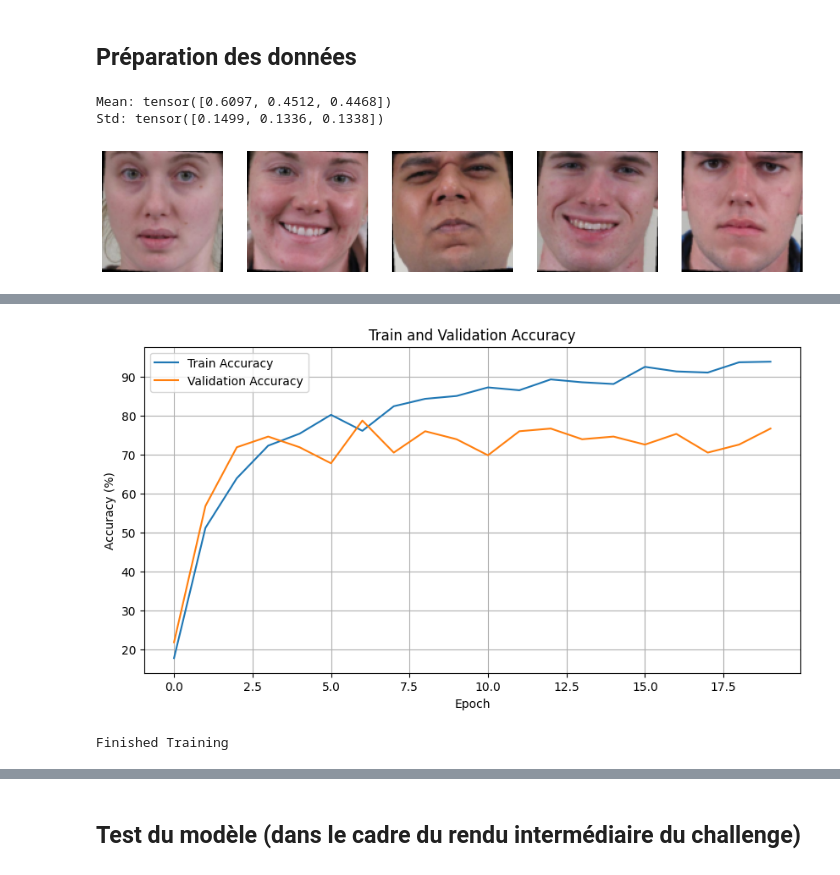
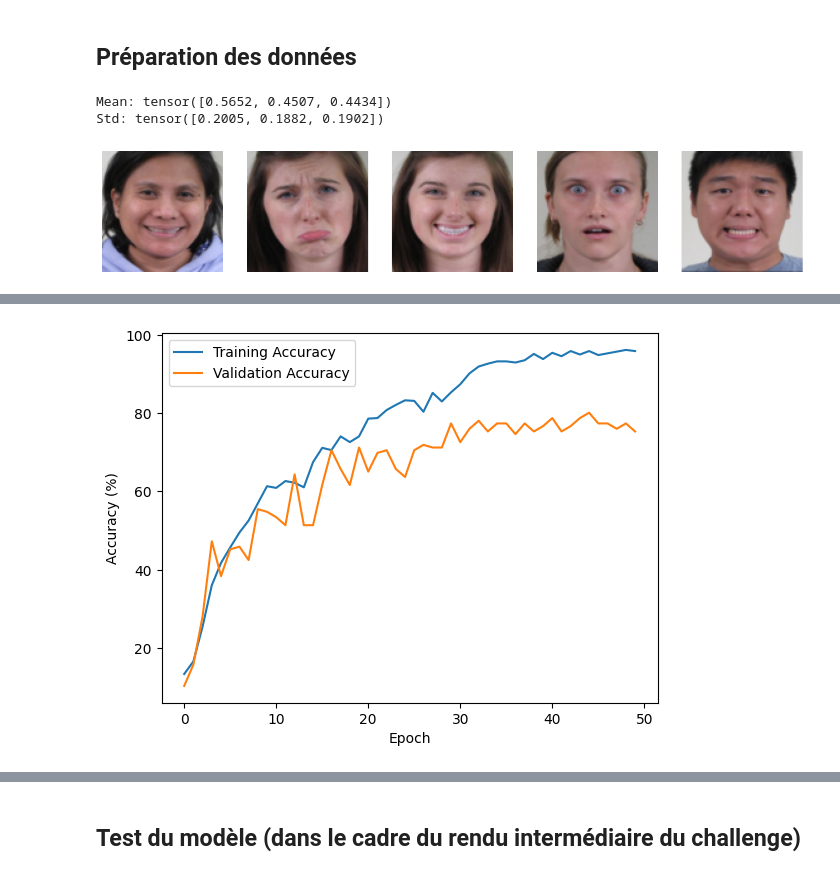
Before and after one commit to TARGAZ/MLChallenge, a Jupyter notebook: images_notebook.ipynb, the cells around one changed output, grey strips where cells are left out. Drawn from its saved outputs; the diff is of its cells as text; code cells hidden in the pictures.

```diff
--- a/images_notebook.ipynb
+++ b/images_notebook.ipynb
@@ -71,9 +72,9 @@ number_to_emotion = {
     6 : "fear"
 }
 
-BATCH_SIZE = 32
+BATCH_SIZE = 16
 LEARNING_RATE = 0.001
-EPOCHS = 20
+EPOCHS = 50
 # %% [markdown]
 ### Classes
 # %%
@@ -98,8 +99,8 @@ class EmotionDataset(Dataset):
         y = landmarks[68:]
 
         # Bounding box
-        x_min, x_max = x.min(), x.max()
-        y_min, y_max = y.min(), y.max()
+        x_min, x_max = x.min() - 60, x.max() + 60
+        y_min, y_max = y.min() - 120, y.max() + 60
 
         # Crop the image
         image = image.crop((x_min, y_min, x_max, y_max))
@@ -149,7 +150,7 @@ print(f'Std: {std}')
 
 # Define the final transform with normalization
 transform = transforms.Compose([
-    transforms.RandomRotation(degrees=5),
+    #transforms.RandomRotation(degrees=5),
     transforms.RandomHorizontalFlip(p=0.5),  # Randomly flip the image horizontally
     transforms.Resize((96, 96)),
     transforms.ToTensor(),
@@ -193,9 +194,9 @@ def show_images(loader, mean, std, num_images=5):
 # Show some images from the training loader
 show_images(train_loader, mean.tolist(), std.tolist(), num_images=5)
 # %% [output]
-Mean: tensor([0.6097, 0.4512, 0.4468])
-Std: tensor([0.1499, 0.1336, 0.1338])
+Mean: tensor([0.5652, 0.4507, 0.4434])
+Std: tensor([0.2005, 0.1882, 0.1902])
-[figure, old version]
+[figure, new version]
 # %%
 class CNNEmotionClassifier(nn.Module):
     def __init__(self):
@@ -224,11 +252,15 @@ model = CNNEmotionClassifier()
 # %%
-# Initialize lists to store the accuracy per epoch
-train_acc_history = []
-val_acc_history = []
-
+# Model, criterion, optimizer
+model = CNNEmotionClassifier()
 criterion = nn.CrossEntropyLoss()
 optimizer = optim.Adam(model.parameters(), lr=LEARNING_RATE)
 
+# Learning rate scheduler
+scheduler = torch.optim.lr_scheduler.ReduceLROnPlateau(optimizer, mode='min', factor=0.1, patience=10, verbose=True)
+
+# Training loop with scheduler
+train_acc = []
+val_acc = []
 for epoch in range(EPOCHS):
     # Train phase
     model.train()
@@ -236,10 +268,9 @@ for epoch in range(EPOCHS):
     correct_train = 0
     total_train = 0
     for i, (images, labels) in enumerate(train_loader):
+        optimizer.zero_grad()
         outputs = model(images)
         loss = criterion(outputs, labels)
-
-        optimizer.zero_grad()
         loss.backward()
         optimizer.step()
 
@@ -249,10 +280,9 @@ for epoch in range(EPOCHS):
         correct_train += (predicted == labels).sum().item()
 
     train_accuracy = 100 * correct_train / total_train
-    train_acc_history.append(train_accuracy)  # Store train accuracy
 
     # Validation phase
-    model.eval()  # Set the model to evaluation mode
+    model.eval()
     val_loss = 0.0
     correct_val = 0
     total_val = 0
@@ -266,21 +296,24 @@ for epoch in range(EPOCHS):
             correct_val += (predicted == labels).sum().item()
 
     val_accuracy = 100 * correct_val / total_val
-    val_acc_history.append(val_accuracy)  # Store validation accuracy
+
+    # Reduce learning rate if validation loss plateaus
+    scheduler.step(val_loss)
 
     print(f'Epoch [{epoch+1}/{EPOCHS}], Training Loss: {running_loss/len(train_loader):.4f}, '
           f'Training Accuracy: {train_accuracy:.2f}%, Validation Accuracy: {val_accuracy:.2f}%')
 
-# Plotting Training and Validation Accuracy Curves
-plt.figure(figsize=(10, 5))
-plt.plot(train_acc_history, label='Train Accuracy')
-plt.plot(val_acc_history, label='Validation Accuracy')
-plt.xlabel('Epoch')
-plt.ylabel('Accuracy (%)')
-plt.title('Train and Validation Accuracy')
-plt.legend()
-plt.grid(True)
-plt.show()
+    train_acc.append(train_accuracy)
+    val_acc.append(val_accuracy)
 
-print('Finished Training')
+# Make a plot of the training and validation accuracies
+def plot_accuracies(train_acc, val_acc):
+    plt.plot(train_acc, label='Training Accuracy')
+    plt.plot(val_acc, label='Validation Accuracy')
+    plt.xlabel('Epoch')
+    plt.ylabel('Accuracy (%)')
+    plt.legend()
+    plt.show()
+
+plot_accuracies(train_acc, val_acc)
 # %% [output]
@@ -307,5 +337,4 @@ Epoch [20/20], Training Loss: 0.1892, Training Accuracy: 93.85%, Validation Accu
-[figure, old version]
+[figure, new version]
-Finished Training
 # %%
 # Test phase
 model.eval()
```
Also changed, not shown: parts of 11 cells of this notebook, 7 other files.
